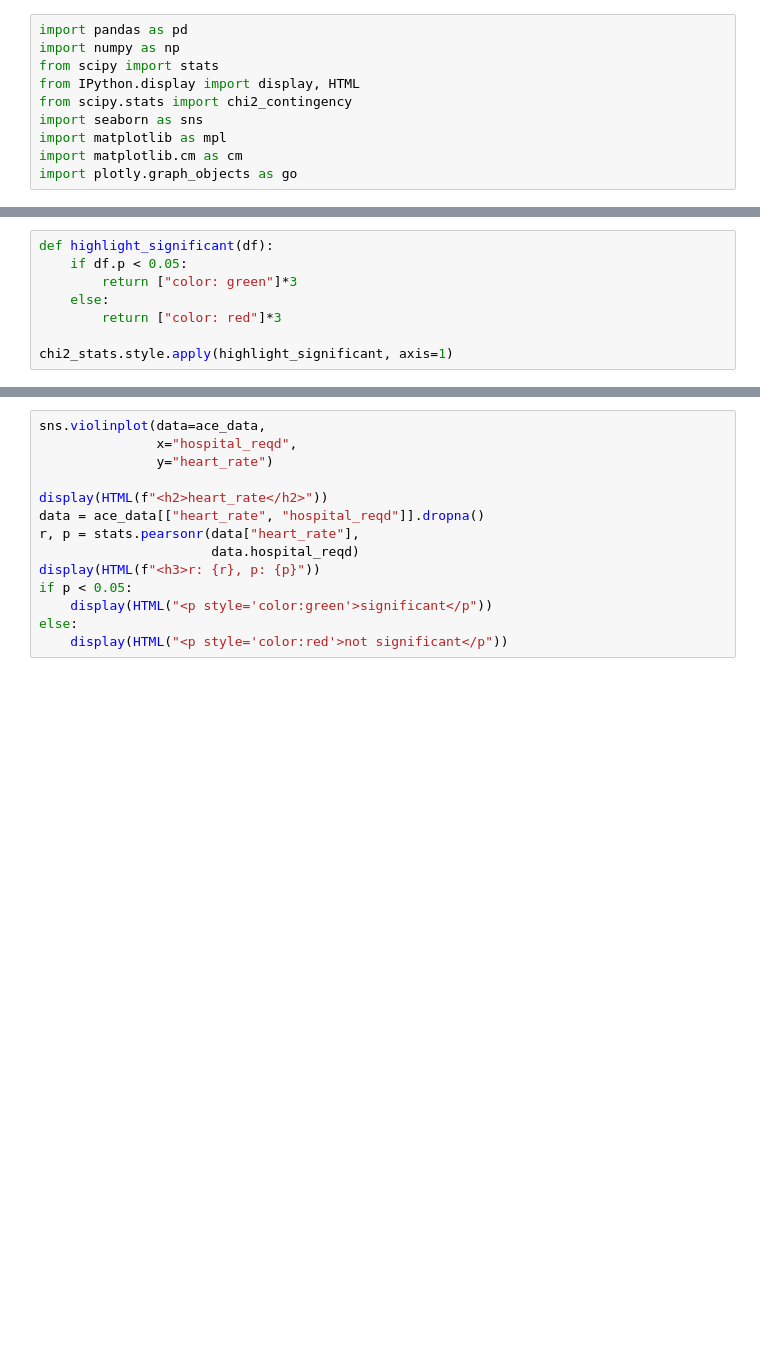
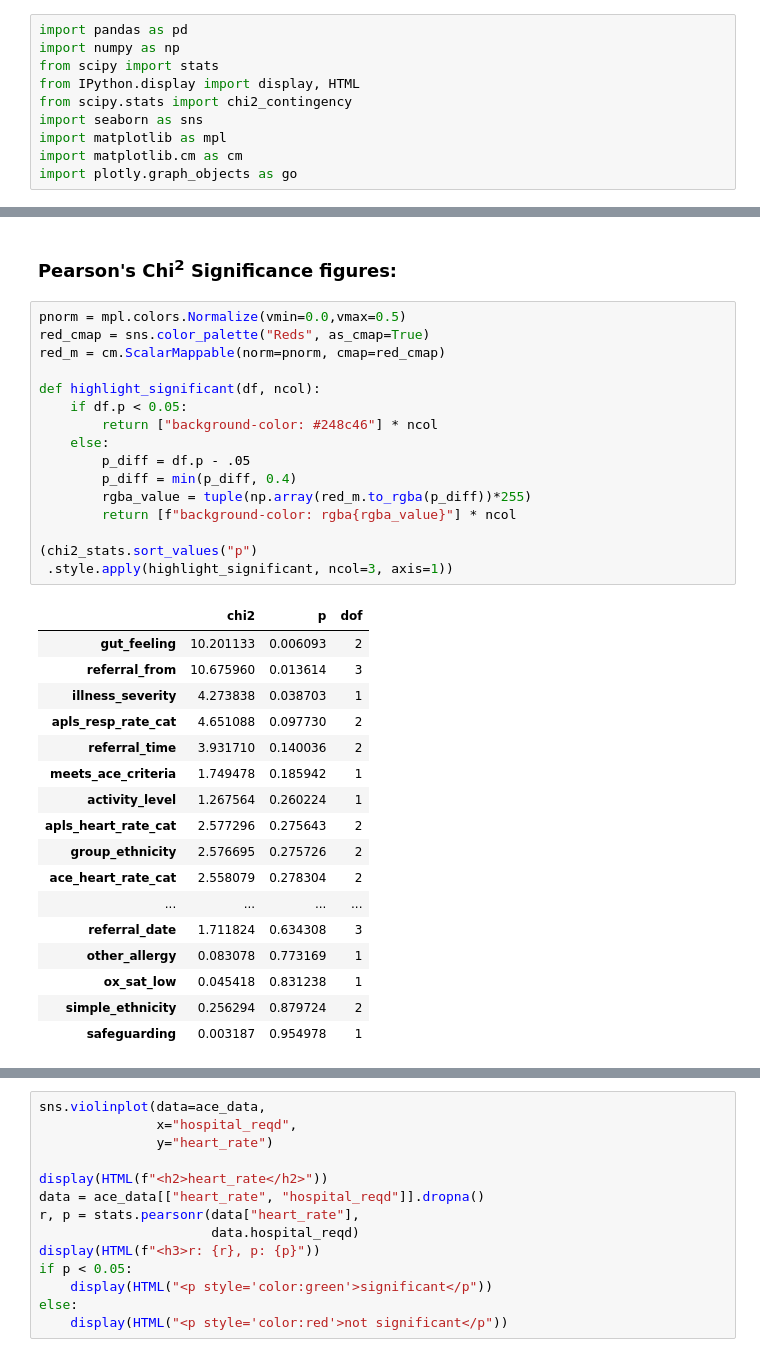
Before and after one commit to btcooper22/ace_project, a Jupyter notebook: exploration/exploration.ipynb, the cells around one changed output, grey strips where cells are left out. Drawn from its saved outputs; the diff is of its cells as text; blank space fills up the shorter version.

```diff
--- a/exploration/exploration.ipynb
+++ b/exploration/exploration.ipynb
@@ -105,11 +95,3 @@ cat_feature_stats.style.apply(highlight_low_high,
 | apls_resp_rate_cat | high | 0.225225 | 0.419625 | 0.039829 | 111 |
 |  | low | 0.000000 | 0.000000 | 0.000000 | 5 |
 |  | normal | 0.148825 | 0.356382 | 0.018210 | 383 |
-# %%
-def highlight_significant(df):
-    if df.p < 0.05:
-        return ["color: green"]*3
-    else:
-        return ["color: red"]*3
-
-chi2_stats.style.apply(highlight_significant, axis=1)
@@ -167,3 +136,39 @@ for n, feature in enumerate(bar_plot_features):
+# %% [markdown]
+### Pearson's Chi<sup>2</sup> Significance figures:
+# %%
+pnorm = mpl.colors.Normalize(vmin=0.0,vmax=0.5)
+red_cmap = sns.color_palette("Reds", as_cmap=True)
+red_m = cm.ScalarMappable(norm=pnorm, cmap=red_cmap)
+
+def highlight_significant(df, ncol):
+    if df.p < 0.05:
+        return ["background-color: #248c46"] * ncol
+    else:
+        p_diff = df.p - .05
+        p_diff = min(p_diff, 0.4)
+        rgba_value = tuple(np.array(red_m.to_rgba(p_diff))*255)
+        return [f"background-color: rgba{rgba_value}"] * ncol
+
+(chi2_stats.sort_values("p")
+ .style.apply(highlight_significant, ncol=3, axis=1))
+# %% [output]
+|  | chi2 | p | dof |
+| gut_feeling | 10.201133 | 0.006093 | 2 |
+| referral_from | 10.675960 | 0.013614 | 3 |
+| illness_severity | 4.273838 | 0.038703 | 1 |
+| apls_resp_rate_cat | 4.651088 | 0.097730 | 2 |
+| referral_time | 3.931710 | 0.140036 | 2 |
+| meets_ace_criteria | 1.749478 | 0.185942 | 1 |
+| activity_level | 1.267564 | 0.260224 | 1 |
+| apls_heart_rate_cat | 2.577296 | 0.275643 | 2 |
+| group_ethnicity | 2.576695 | 0.275726 | 2 |
+| ace_heart_rate_cat | 2.558079 | 0.278304 | 2 |
+| ... | ... | ... | ... |
+| referral_date | 1.711824 | 0.634308 | 3 |
+| other_allergy | 0.083078 | 0.773169 | 1 |
+| ox_sat_low | 0.045418 | 0.831238 | 1 |
+| simple_ethnicity | 0.256294 | 0.879724 | 2 |
+| safeguarding | 0.003187 | 0.954978 | 1 |
 # %%
 violin_features = ['age', 'ox_sat', 'resp_rate', 'heart_rate', 'temp']
 
```
Also changed, not shown: parts of 10 cells of this notebook, 3 other files.
